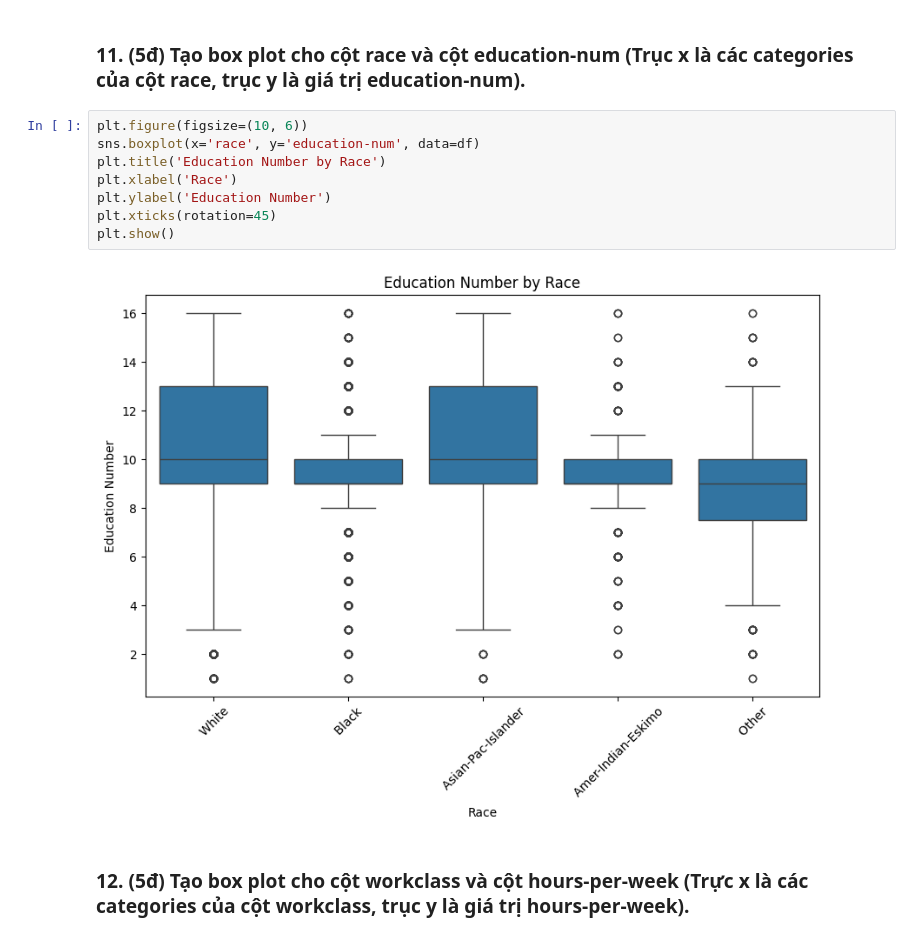
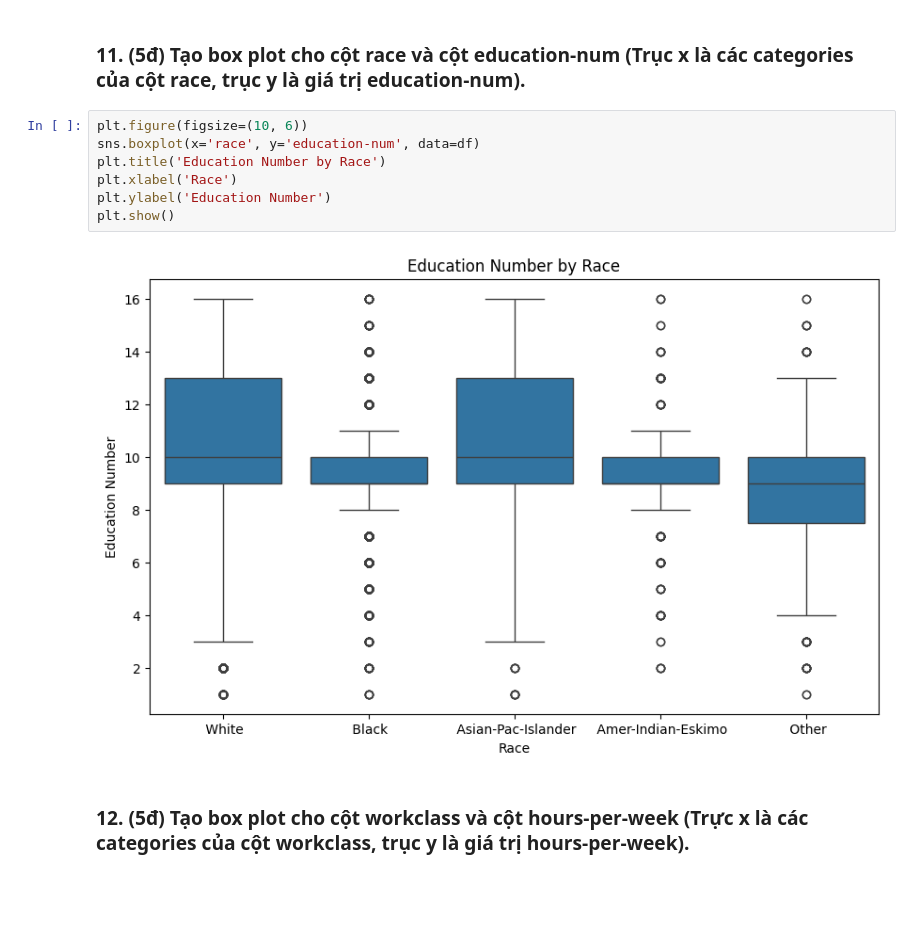
Before and after one commit to nguyenngochieu3127/git-practice, a Jupyter notebook: 12_online/adult.ipynb, the cells around one changed output. Saved outputs shown, nothing was run; the diff lists cells and outputs as text; blank space fills up the shorter version.

```diff
--- a/12_online/adult.ipynb
+++ b/12_online/adult.ipynb
@@ -163,13 +163,12 @@ plt.show()
 # %%
 plt.figure(figsize=(10, 6))
 sns.boxplot(x='race', y='education-num', data=df)
 plt.title('Education Number by Race')
 plt.xlabel('Race')
 plt.ylabel('Education Number')
-plt.xticks(rotation=45)
 plt.show()
 # %% [output]
-[figure, old version]
+[figure, new version]
 # %% [markdown]
 ### 12. (5đ) Tạo box plot cho cột workclass và cột hours-per-week (Trực x là các categories của cột workclass, trục y là giá trị hours-per-week).
 # %%
```
Also changed, not shown: parts of 2 cells of this notebook.
